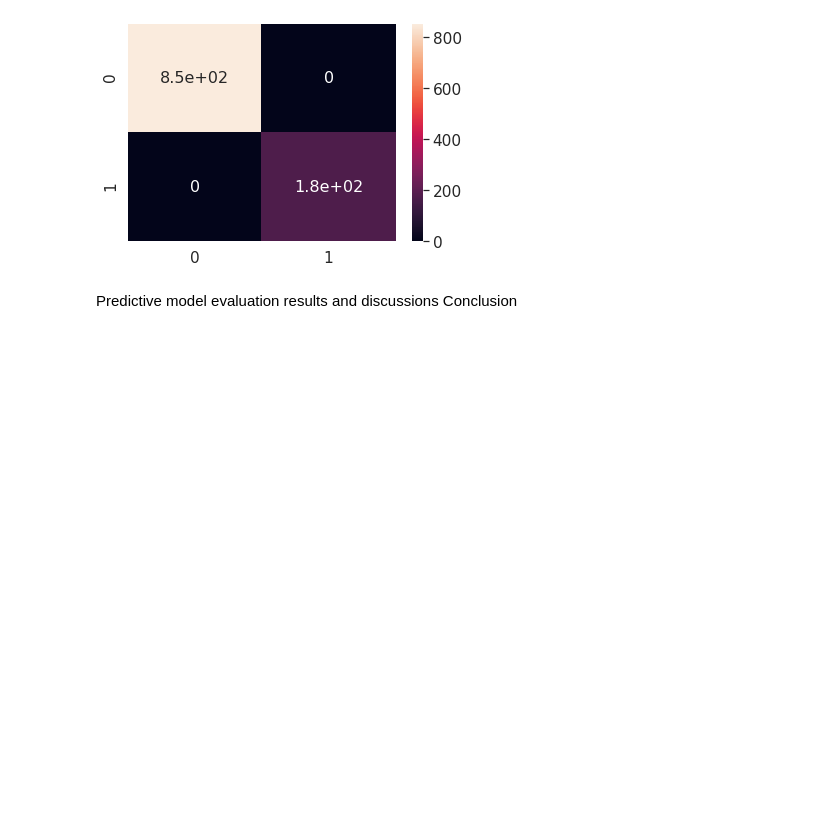
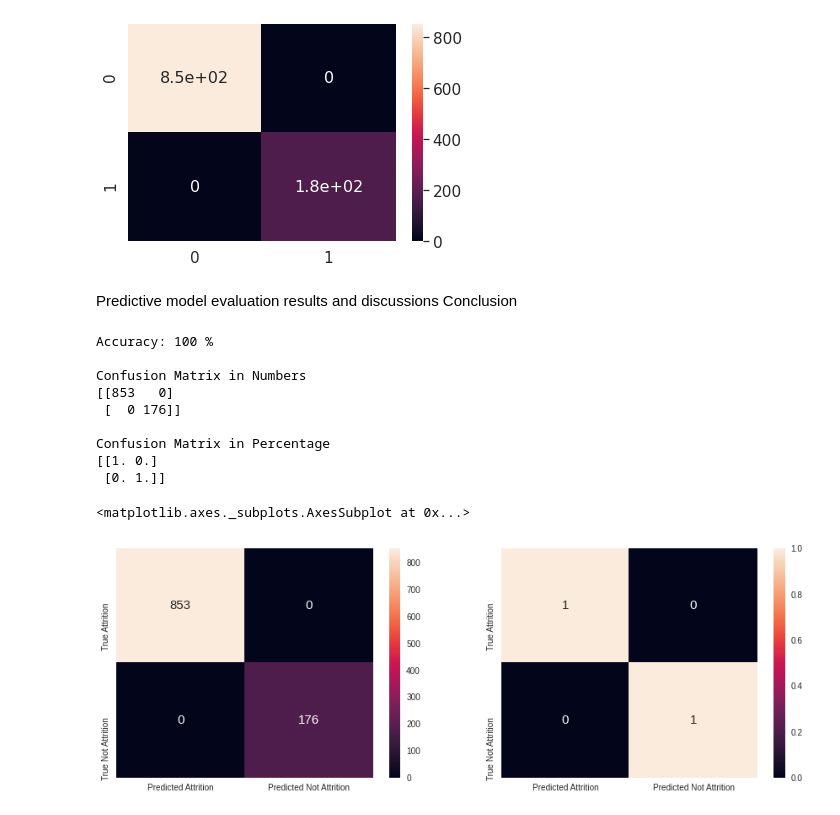
Before and after one commit to lakesidetech/machine_learning, a Jupyter notebook: Copy_of_Employee_attrition_prediction.ipynb, the cells around one changed output. Drawn from its saved outputs; the diff is of its cells as text; code cells hidden in the pictures; blank space fills up the shorter version.

```diff
--- a/Copy_of_Employee_attrition_prediction.ipynb
+++ b/Copy_of_Employee_attrition_prediction.ipynb
@@ -1017,3 +988,14 @@ Increase the number of iterations (max_iter) or scale the data as shown in:
 Please also refer to the documentation for alternative solver options:
     https://scikit-learn.org/stable/modules/linear_model.html#logistic-regression
   extra_warning_msg=_LOGISTIC_SOLVER_CONVERGENCE_MSG)
+# %%
+#initialize
+clf = SVC()
+
+#fit the data
+clf.fit(X_train, y_train)
+
+y_pred_svc = clf.predict(X_test)
+acc_svc = round(clf.score(X_train, y_train) * 100, 2)
+
+print (acc_svc)
@@ -1139,0 +1122,61 @@ sns.pairplot(df3.iloc[:,[1,29,30,31]], hue='Attrition', size=3.5);
+# %%
+from sklearn.metrics import confusion_matrix
+import itertools
+
+clf = RandomForestClassifier(n_estimators=100)
+clf.fit(X_train, y_train)
+
+y_pred_random_forest_training_set = clf.predict(X_train)
+acc_random_forest = round(clf.score(X_train, y_train) * 100, 2)
+
+
+print ("Accuracy: %i %% \n"%acc_random_forest)
+
+class_names = ['Attrition', 'Not Attrition']
+
+
+# Compute confusion matrix
+cnf_matrix = confusion_matrix(y_train, y_pred_random_forest_training_set)
+np.set_printoptions(precision=2)
+
+
+print ('Confusion Matrix in Numbers')
+print (cnf_matrix)
+print ('')
+
+cnf_matrix_percent = cnf_matrix.astype('float') / cnf_matrix.sum(axis=1)[:, np.newaxis]
+
+print ('Confusion Matrix in Percentage')
+print (cnf_matrix_percent)
+print ('')
+
+true_class_names = ['True Attrition', 'True Not Attrition']
+predicted_class_names = ['Predicted Attrition', 'Predicted Not Attrition']
+
+df_cnf_matrix = pd.DataFrame(cnf_matrix,
+                             index = true_class_names,
+                             columns = predicted_class_names)
+
+df_cnf_matrix_percent = pd.DataFrame(cnf_matrix_percent,
+                                     index = true_class_names,
+                                     columns = predicted_class_names)
+
+plt.figure(figsize = (15,5))
+
+plt.subplot(121)
+sns.heatmap(df_cnf_matrix, annot=True, fmt='d')
+
+plt.subplot(122)
+sns.heatmap(df_cnf_matrix_percent, annot=True)
+# %% [output]
+Accuracy: 100 %
+
+Confusion Matrix in Numbers
+[[853   0]
+ [  0 176]]
+
+Confusion Matrix in Percentage
+[[1. 0.]
+ [0. 1.]]
+<matplotlib.axes._subplots.AxesSubplot at 0x...>
+[figure, added]
```
Also changed, not shown: parts of 4 cells of this notebook.
